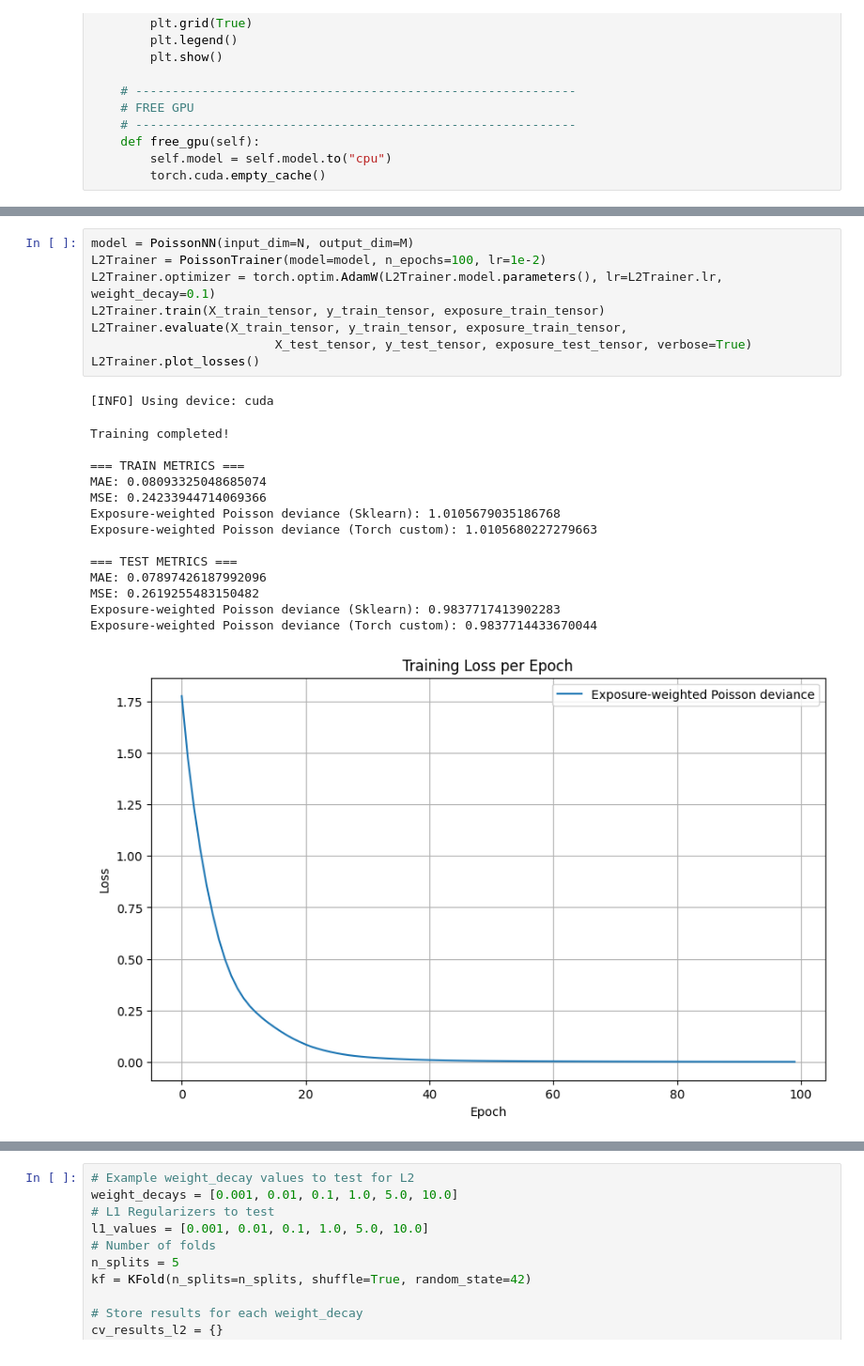
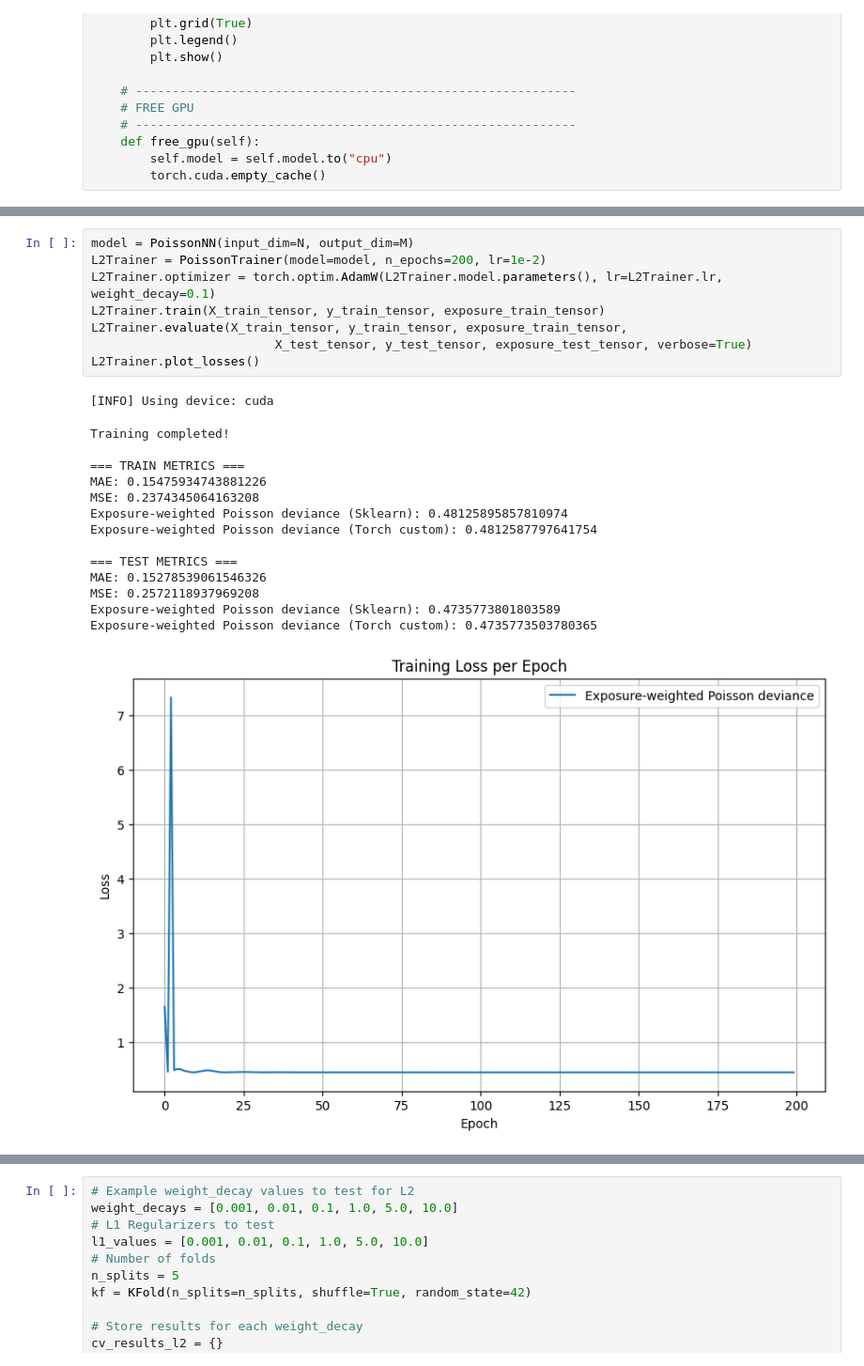
Before and after one commit to njohnson433/Machine-Learning-in-Finance-Insurance-HS25, a Jupyter notebook: project_4/template4_backup.ipynb, the cells around one changed output, grey strips where cells are left out. Shown at 94% size. Saved outputs shown, nothing was run; the diff lists cells and outputs as text.

```diff
--- a/project_4/template4_backup.ipynb
+++ b/project_4/template4_backup.ipynb
@@ -472,27 +484,27 @@ Exposure-weighted Poisson deviance (Torch custom): 0.7332038879394531
 # %%
 model = PoissonNN(input_dim=N, output_dim=M)
-L2Trainer = PoissonTrainer(model=model, n_epochs=100, lr=1e-2)
+L2Trainer = PoissonTrainer(model=model, n_epochs=200, lr=1e-2)
 L2Trainer.optimizer = torch.optim.AdamW(L2Trainer.model.parameters(), lr=L2Trainer.lr, weight_decay=0.1)
 L2Trainer.train(X_train_tensor, y_train_tensor, exposure_train_tensor)
 L2Trainer.evaluate(X_train_tensor, y_train_tensor, exposure_train_tensor,
                          X_test_tensor, y_test_tensor, exposure_test_tensor, verbose=True)
 L2Trainer.plot_losses()
 # %% [output]
 [INFO] Using device: cuda
 Training completed!
 
 === TRAIN METRICS ===
-MAE: 0.08093325048685074
-MSE: 0.24233944714069366
-Exposure-weighted Poisson deviance (Sklearn): 1.0105679035186768
-Exposure-weighted Poisson deviance (Torch custom): 1.0105680227279663
+MAE: 0.15475934743881226
+MSE: 0.2374345064163208
+Exposure-weighted Poisson deviance (Sklearn): 0.48125895857810974
+Exposure-weighted Poisson deviance (Torch custom): 0.4812587797641754
 
 === TEST METRICS ===
-MAE: 0.07897426187992096
-MSE: 0.2619255483150482
-Exposure-weighted Poisson deviance (Sklearn): 0.9837717413902283
-Exposure-weighted Poisson deviance (Torch custom): 0.9837714433670044
+MAE: 0.15278539061546326
+MSE: 0.2572118937969208
+Exposure-weighted Poisson deviance (Sklearn): 0.4735773801803589
+Exposure-weighted Poisson deviance (Torch custom): 0.4735773503780365
-[figure, old version]
+[figure, new version]
 # %%
  # L1 Test
 model = PoissonNN(input_dim=N, output_dim=M)
```
Also changed, not shown: parts of 4 cells of this notebook, 2 other files.
